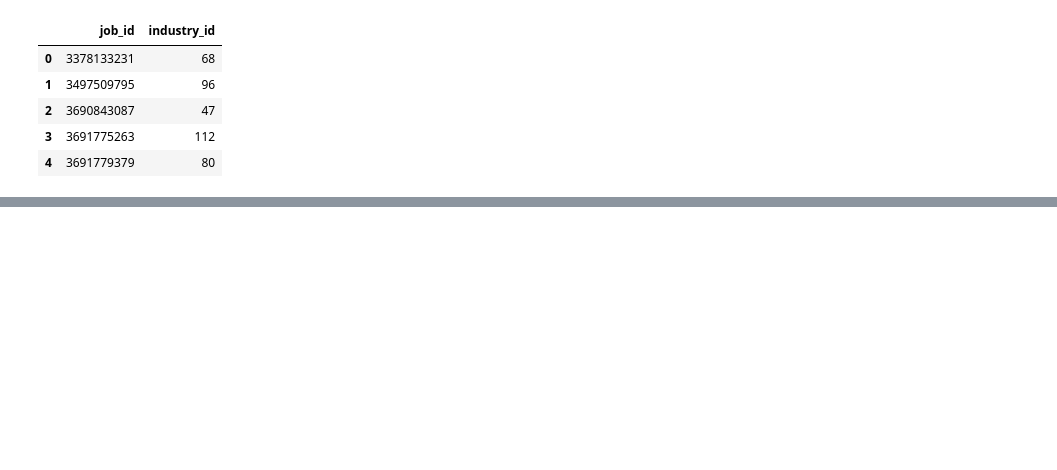
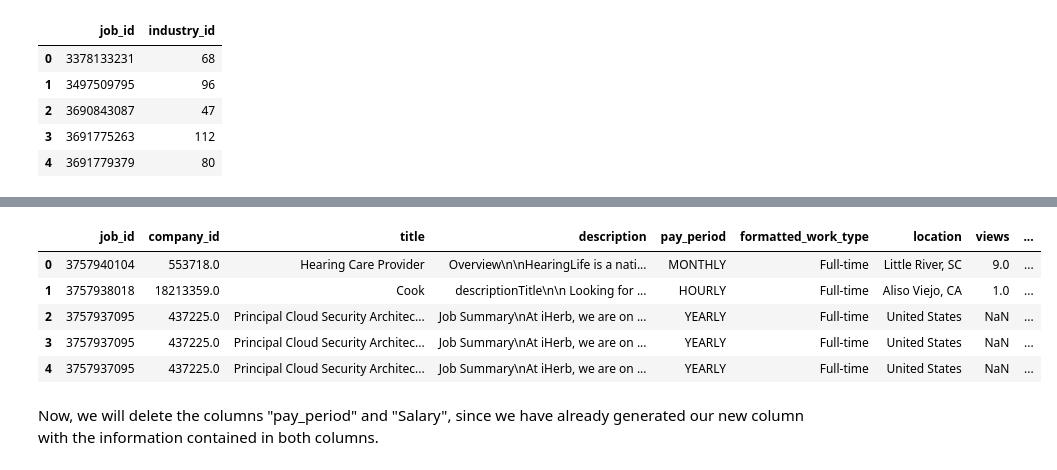
Before and after one commit to mdlangeles/Linkedin_Job_Postings_ETL, a Jupyter notebook: eda.ipynb, the cells around one changed output, grey strips where cells are left out. Drawn from its saved outputs; the diff is of its cells as text; code cells hidden in the pictures; blank space fills up the shorter version.

```diff
--- a/eda.ipynb
+++ b/eda.ipynb
@@ -500,0 +561,24 @@ jobsPostings_Industry_df.head(10)
+# %%
+def c_annual_salary(row):
+    if row['pay_period'] == 'YEARLY':
+        return row['Salary']
+    elif row['pay_period'] == 'MONTHLY':
+        return row['Salary'] * 12 # 12 MONTHS IN A YEAR
+    elif row['pay_period'] == 'WEEKLY':
+        return row['Salary'] * 52 # 52 WEEKS IN A YEAR
+    elif row['pay_period'] == 'HOURLY':
+        return row['Salary'] * 2080 # 2,080 HOURS FULL-TIME HOURS IN A YEAR
+    else:
+        return none
+# %%
+jobsPostings_Industry_df['annual_salary'] = jobsPostings_Industry_df.apply(c_annual_salary, axis = 1)
+jobsPostings_Industry_df.head()
+# %% [output]
+|  | job_id | company_id | title | description | pay_period | formatted_work_type | location | views | ... |
+| 0 | 3757940104 | 553718.0 | Hearing Care Provider | Overview\n\nHearingLife is a nati... | MONTHLY | Full-time | Little River, SC | 9.0 | ... |
+| 1 | 3757938018 | 18213359.0 | Cook | descriptionTitle\n\n Looking for ... | HOURLY | Full-time | Aliso Viejo, CA | 1.0 | ... |
+| 2 | 3757937095 | 437225.0 | Principal Cloud Security Architec... | Job Summary\nAt iHerb, we are on ... | YEARLY | Full-time | United States | NaN | ... |
+| 3 | 3757937095 | 437225.0 | Principal Cloud Security Architec... | Job Summary\nAt iHerb, we are on ... | YEARLY | Full-time | United States | NaN | ... |
+| 4 | 3757937095 | 437225.0 | Principal Cloud Security Architec... | Job Summary\nAt iHerb, we are on ... | YEARLY | Full-time | United States | NaN | ... |
+# %% [markdown]
+Now, we will delete the columns "pay_period" and "Salary", since we have already generated our new column with the information contained in both columns.
```
Also changed, not shown: parts of 68 cells of this notebook, 1 other file.
